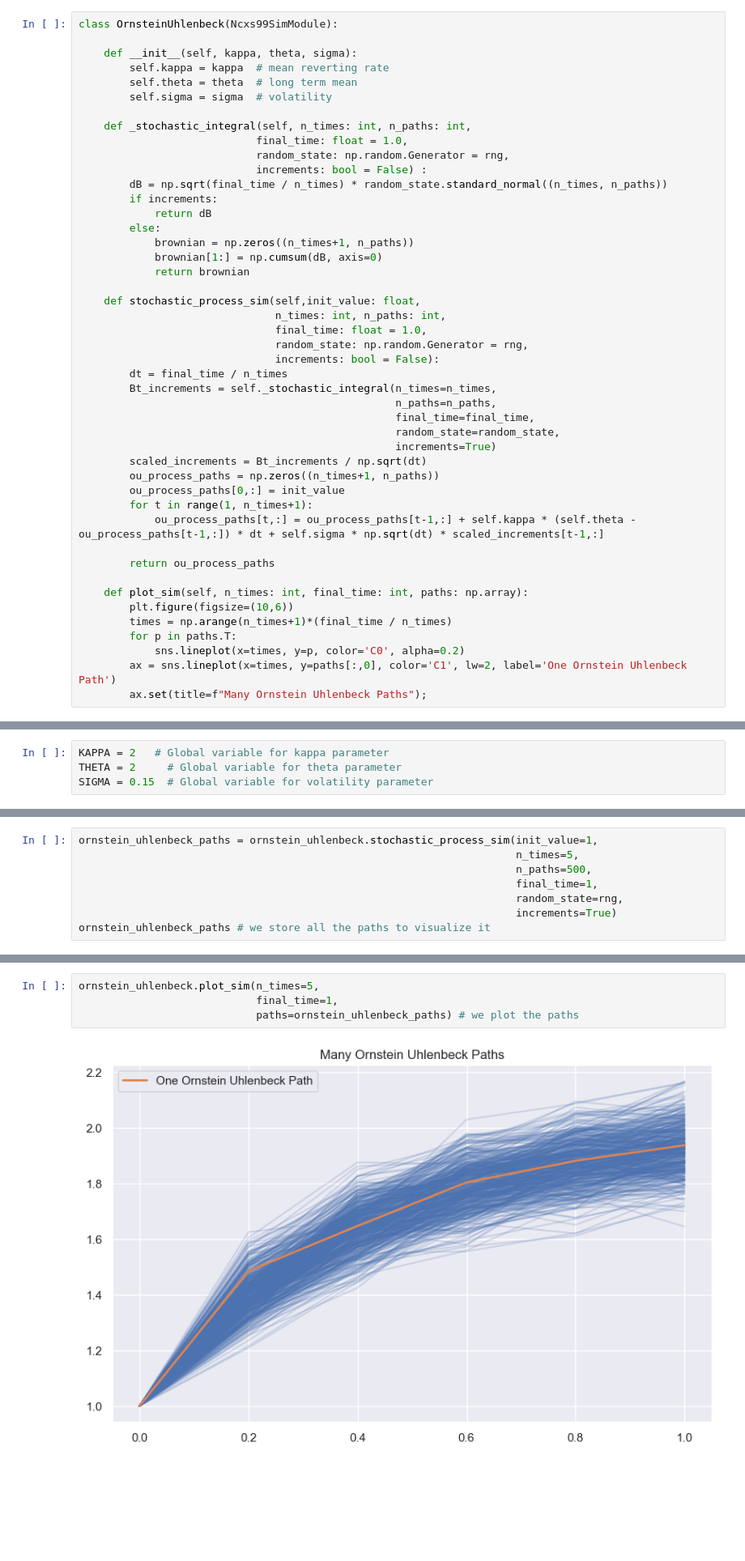
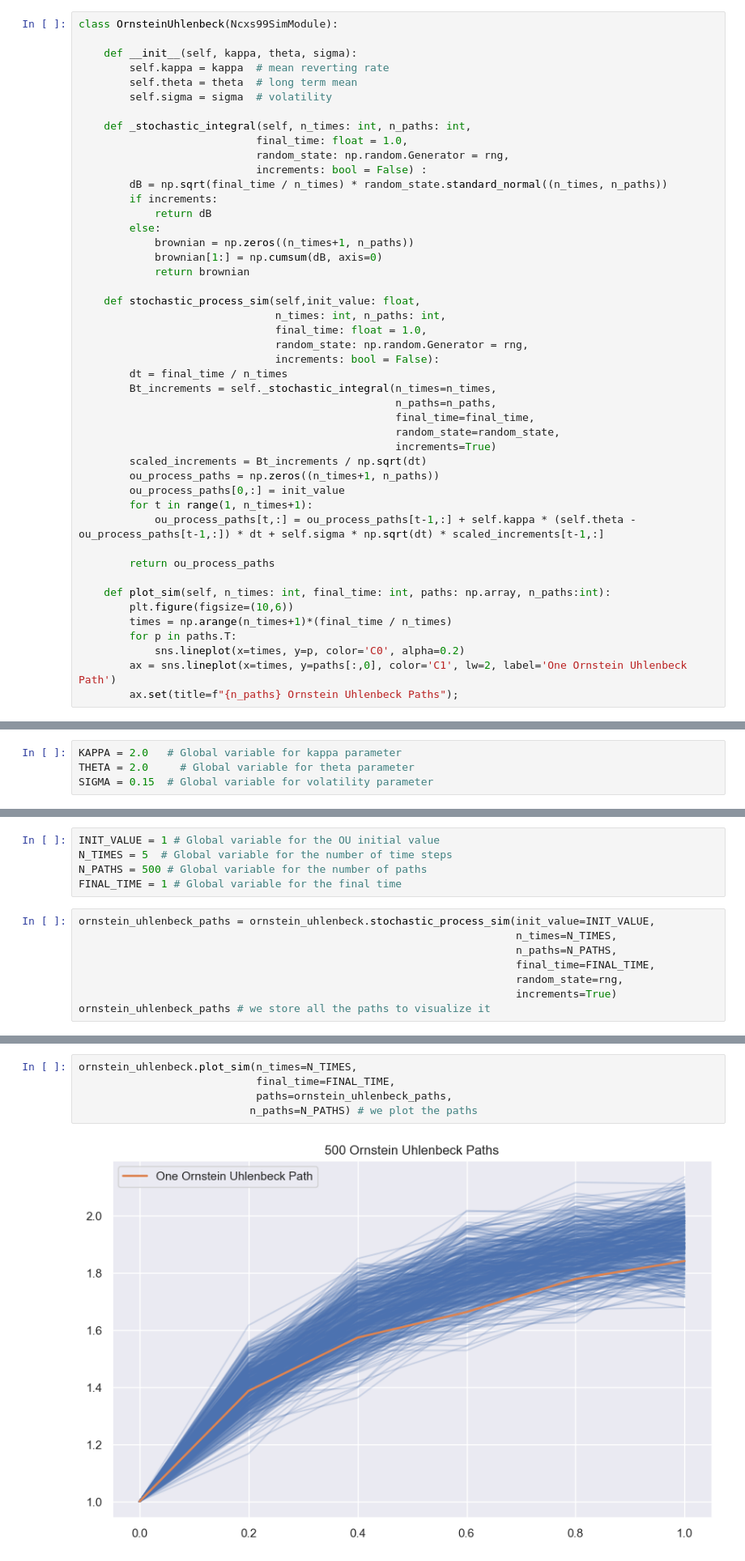
Before and after one commit to Ncxs99/Financial-Mathematics, a Jupyter notebook: Financial Models Calibration/Ornstein-Uhlenbeck Calibration/Ornstein-Uhlenbeck Calibration.ipynb, the cells around one changed output, grey strips where cells are left out. Shown: that part at 81% size. Saved outputs shown, nothing was run; the diff lists cells and outputs as text; blank space fills up the shorter version.

```diff
--- a/Financial Models Calibration/Ornstein-Uhlenbeck Calibration/Ornstein-Uhlenbeck Calibration.ipynb
+++ b/Financial Models Calibration/Ornstein-Uhlenbeck Calibration/Ornstein-Uhlenbeck Calibration.ipynb
@@ -191,20 +191,20 @@ class OrnsteinUhlenbeck(Ncxs99SimModule):
 
         return ou_process_paths
 
-    def plot_sim(self, n_times: int, final_time: int, paths: np.array):
+    def plot_sim(self, n_times: int, final_time: int, paths: np.array, n_paths:int):
         plt.figure(figsize=(10,6))
         times = np.arange(n_times+1)*(final_time / n_times)
         for p in paths.T:
             sns.lineplot(x=times, y=p, color='C0', alpha=0.2)
         ax = sns.lineplot(x=times, y=paths[:,0], color='C1', lw=2, label='One Ornstein Uhlenbeck Path')
-        ax.set(title=f"Many Ornstein Uhlenbeck Paths");
+        ax.set(title=f"{n_paths} Ornstein Uhlenbeck Paths");
 # %% [markdown]
 When we first glance at this code, it can be quite challenging. However, with repeated practice, it becomes more organized and straightforward.
 
 Next, let's define global variables of the Ornstein Uhlenbeck model to ensure a better reproducibility .
 # %%
-KAPPA = 2   # Global variable for kappa parameter
-THETA = 2     # Global variable for theta parameter
+KAPPA = 2.0   # Global variable for kappa parameter
+THETA = 2.0     # Global variable for theta parameter
 SIGMA = 0.15  # Global variable for volatility parameter
 # %%
 ornstein_uhlenbeck = OrnsteinUhlenbeck(kappa=KAPPA,
@@ -213,8 +215,13 @@ ornstein_uhlenbeck = OrnsteinUhlenbeck(kappa=KAPPA,
+# %%
+INIT_VALUE = 1 # Global variable for the OU initial value
+N_TIMES = 5  # Global variable for the number of time steps
+N_PATHS = 500 # Global variable for the number of paths
+FINAL_TIME = 1 # Global variable for the final time
 # %%
-ornstein_uhlenbeck_paths = ornstein_uhlenbeck.stochastic_process_sim(init_value=1,
-                                                                     n_times=5,
-                                                                     n_paths=500,
-                                                                     final_time=1,
+ornstein_uhlenbeck_paths = ornstein_uhlenbeck.stochastic_process_sim(init_value=INIT_VALUE,
+                                                                     n_times=N_TIMES,
+                                                                     n_paths=N_PATHS,
+                                                                     final_time=FINAL_TIME,
                                                                      random_state=rng,
                                                                      increments=True)
 ornstein_uhlenbeck_paths # we store all the paths to visualize it
@@ -234,9 +241,10 @@ array([[1.        , 1.        , 1.        , ..., 1.        , 1.        ,
 # %%
-ornstein_uhlenbeck.plot_sim(n_times=5,
-                            final_time=1,
-                            paths=ornstein_uhlenbeck_paths) # we plot the paths
+ornstein_uhlenbeck.plot_sim(n_times=N_TIMES,
+                            final_time=FINAL_TIME,
+                            paths=ornstein_uhlenbeck_paths,
+                           n_paths=N_PATHS) # we plot the paths
 # %% [output]
-[figure, old version]
+[figure, new version]
 # %% [markdown]
 Observe the resemblance of the Ornstein-Uhlenbeck paths to a steep yield curve. By modifying the Ornstein-Uhlenbeck parameters, we can generate alternative yield curve shapes. This explains the popularity of Ornstein-Uhlenbeck as a model for simulating and calibrating interest rate models. In essence, it serves as the predominant interest rate model in the quantitative finance literature.
 
```
Also changed, not shown: parts of 46 cells of this notebook, 1 other file.
